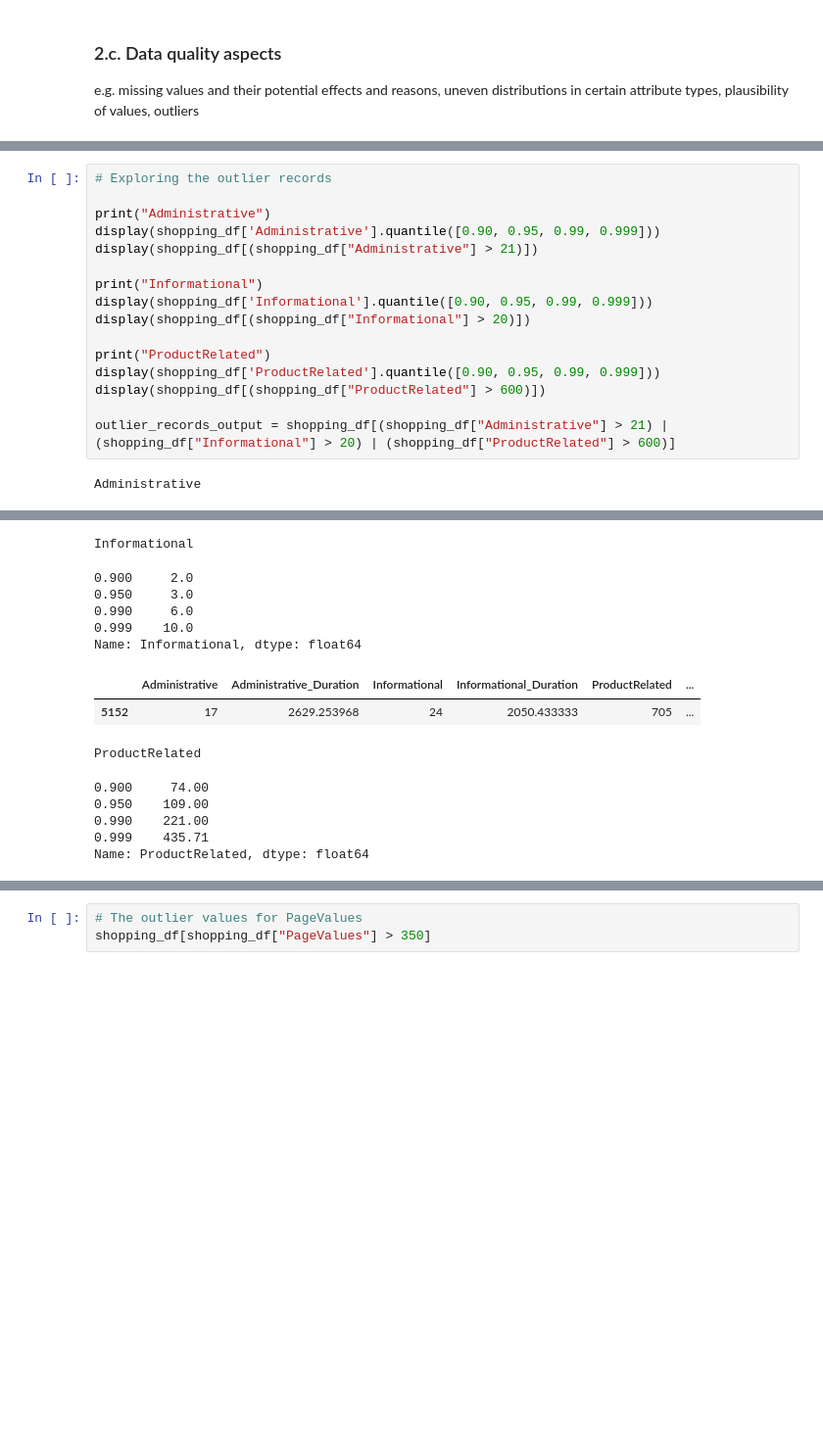
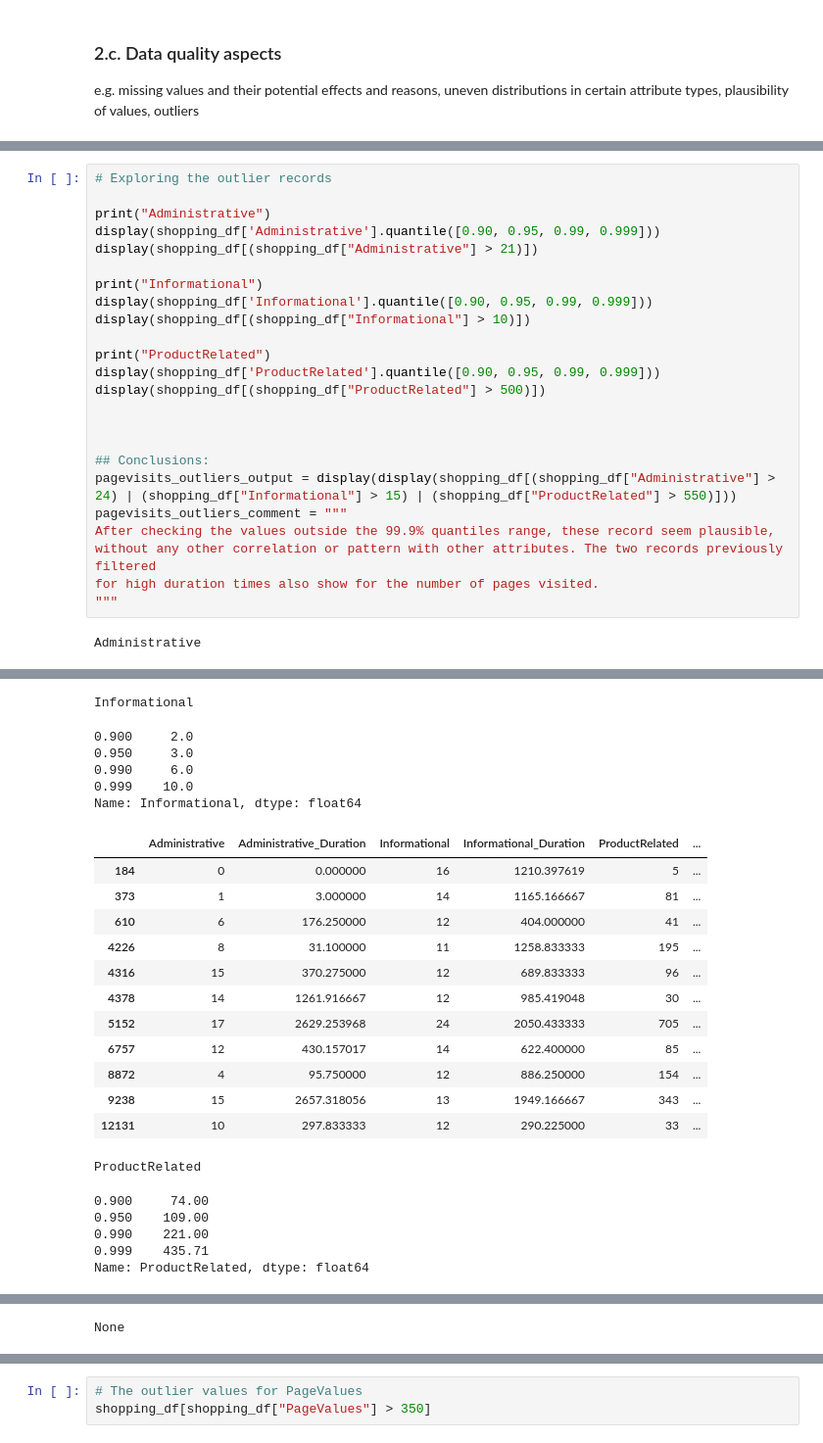
Before and after one commit to mzitad/shoppers_intention, a Jupyter notebook: Shoppers_intention.ipynb, the cells around one changed output, grey strips where cells are left out. Shown at 98% size. Drawn from its saved outputs; the diff is of its cells as text; blank space fills up the shorter version.

```diff
--- a/Shoppers_intention.ipynb
+++ b/Shoppers_intention.ipynb
@@ -1297,42 +1329,59 @@ display(shopping_df[(shopping_df["Administrative"] > 21)])
 
 print("Informational")
 display(shopping_df['Informational'].quantile([0.90, 0.95, 0.99, 0.999]))
-display(shopping_df[(shopping_df["Informational"] > 20)])
+display(shopping_df[(shopping_df["Informational"] > 10)])
 
 print("ProductRelated")
 display(shopping_df['ProductRelated'].quantile([0.90, 0.95, 0.99, 0.999]))
-display(shopping_df[(shopping_df["ProductRelated"] > 600)])
+display(shopping_df[(shopping_df["ProductRelated"] > 500)])
 
-outlier_records_output = shopping_df[(shopping_df["Administrative"] > 21) | (shopping_df["Informational"] > 20) | (shopping_df["ProductRelated"] > 600)]
+
+
+## Conclusions:
+pagevisits_outliers_output = display(display(shopping_df[(shopping_df["Administrative"] > 24) | (shopping_df["Informational"] > 15) | (shopping_df["ProductRelated"] > 550)]))
+pagevisits_outliers_comment = """
+After checking the values outside the 99.9% quantiles range, these record seem plausible, without any other correlation or pattern with other attributes. The two records previously filtered
+for high duration times also show for the number of pages visited.
+"""
 # %% [output]
 Administrative
 0.900     7.000
 0.950     9.000
 0.990    14.000
 0.999    21.671
 Name: Administrative, dtype: float64
 |  | Administrative | Administrative_Duration | Informational | Informational_Duration | ProductRelated | ... |
 | 1509 | 24 | 876.233333 | 5 | 625.500000 | 34 | ... |
 | 2599 | 24 | 196.138592 | 1 | 28.000000 | 113 | ... |
 | 4509 | 22 | 1951.279141 | 1 | 99.000000 | 55 | ... |
 | 4937 | 24 | 290.860369 | 6 | 529.700000 | 178 | ... |
 | 5597 | 24 | 468.100663 | 6 | 191.866667 | 189 | ... |
 | 7504 | 23 | 335.130952 | 5 | 399.800000 | 88 | ... |
 | 7828 | 23 | 239.744534 | 3 | 624.600000 | 409 | ... |
 | 8308 | 27 | 853.735949 | 2 | 126.500000 | 584 | ... |
 | 8349 | 22 | 438.330952 | 3 | 703.500000 | 178 | ... |
 | 9078 | 23 | 322.941667 | 0 | 0.000000 | 62 | ... |
 | 9102 | 22 | 474.476412 | 3 | 167.142857 | 92 | ... |
 | 10640 | 22 | 1153.682251 | 3 | 108.000000 | 205 | ... |
 | 12178 | 26 | 1561.717567 | 9 | 503.722222 | 183 | ... |
 Informational
 0.900     2.0
 0.950     3.0
 0.990     6.0
 0.999    10.0
 Name: Informational, dtype: float64
 |  | Administrative | Administrative_Duration | Informational | Informational_Duration | ProductRelated | ... |
+| 184 | 0 | 0.000000 | 16 | 1210.397619 | 5 | ... |
+| 373 | 1 | 3.000000 | 14 | 1165.166667 | 81 | ... |
+| 610 | 6 | 176.250000 | 12 | 404.000000 | 41 | ... |
+| 4226 | 8 | 31.100000 | 11 | 1258.833333 | 195 | ... |
+| 4316 | 15 | 370.275000 | 12 | 689.833333 | 96 | ... |
+| 4378 | 14 | 1261.916667 | 12 | 985.419048 | 30 | ... |
 | 5152 | 17 | 2629.253968 | 24 | 2050.433333 | 705 | ... |
+| 6757 | 12 | 430.157017 | 14 | 622.400000 | 85 | ... |
+| 8872 | 4 | 95.750000 | 12 | 886.250000 | 154 | ... |
+| 9238 | 15 | 2657.318056 | 13 | 1949.166667 | 343 | ... |
+| 12131 | 10 | 297.833333 | 12 | 290.225000 | 33 | ... |
 ProductRelated
 0.900     74.00
 0.950    109.00
@@ -1345,3 +1405,4 @@ Name: ProductRelated, dtype: float64
+None
 # %%
 # Compare distributions of BounceRates, ExitRates, PageValues columns
 plt.figure(figsize=(15, 5))
```
Also changed, not shown: parts of 15 cells of this notebook.
